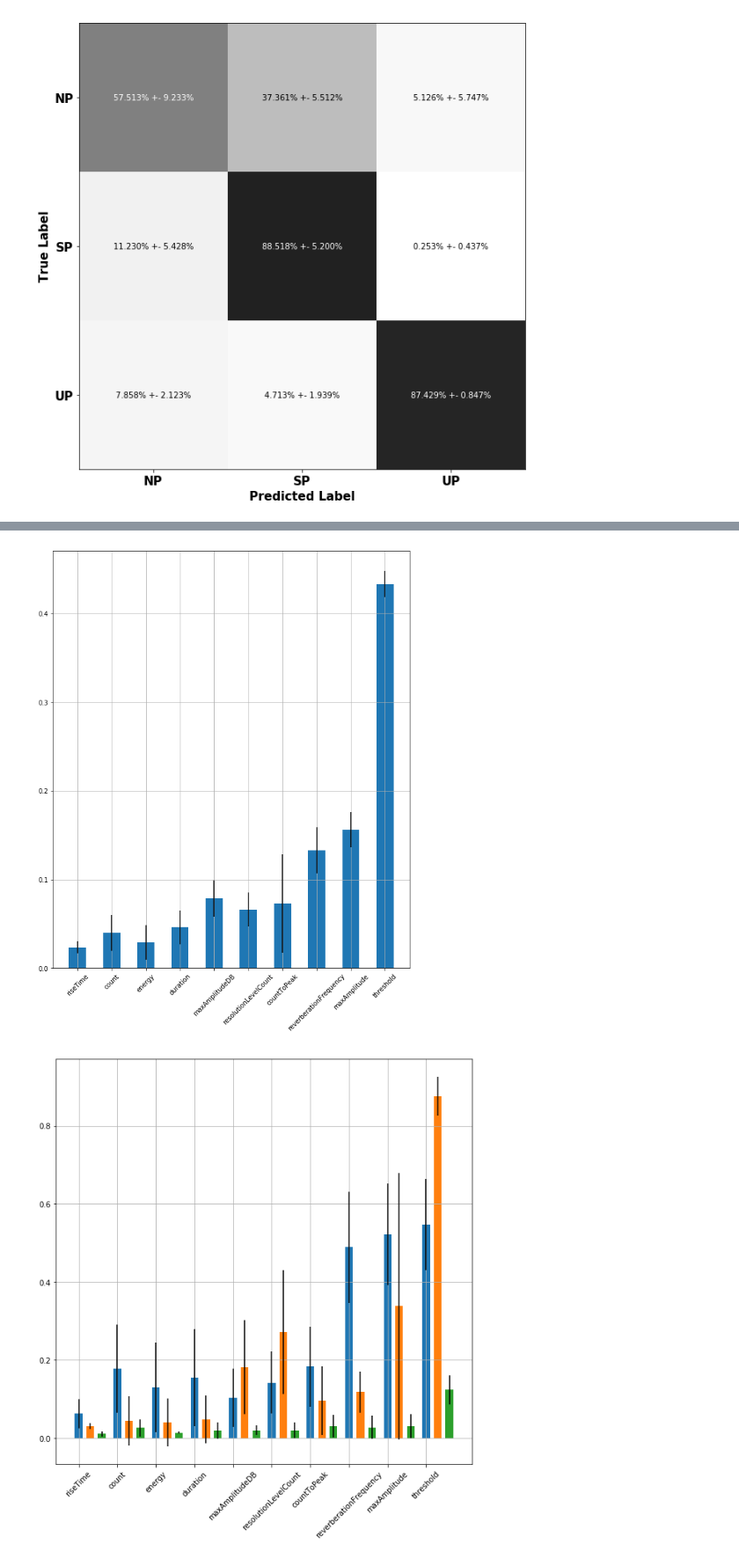
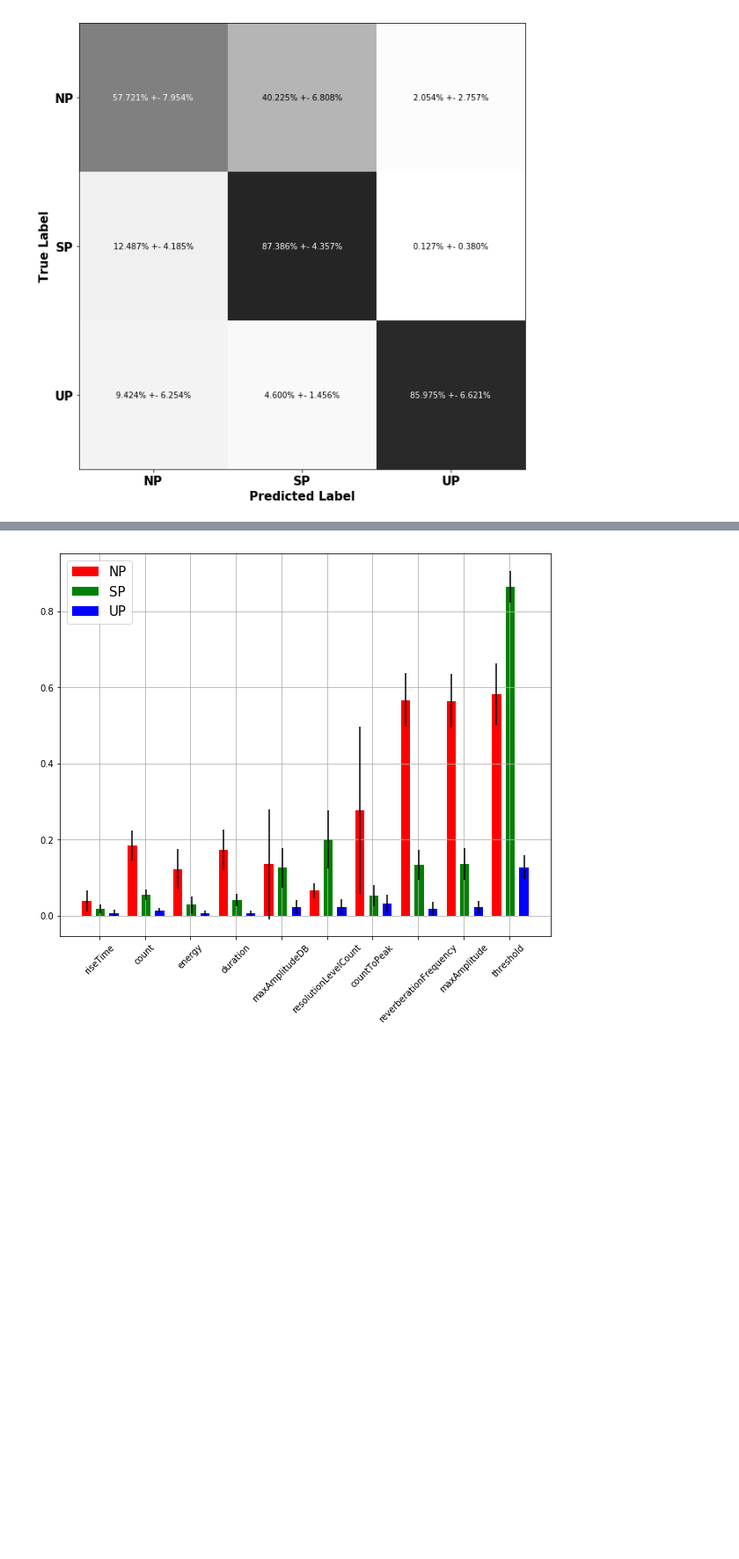
Before and after one commit to natmourajr/PetroAcousticEmission, a Jupyter notebook: notebooks/NeuralNetwork.ipynb, the cells around one changed output, grey strips where cells are left out. Shown: that part at 88% size. Drawn from its saved outputs; the diff is of its cells as text; code cells hidden in the pictures; blank space fills up the shorter version.

```diff
--- a/notebooks/NeuralNetwork.ipynb
+++ b/notebooks/NeuralNetwork.ipynb
@@ -129,7 +129,7 @@ import matplotlib.pyplot as plt
 import os
 from Functions import models
 
-n_folds = 4
+n_folds = 10
 folds_selection = "StratifiedKFolds" # "StratifiedKFolds", "KFolds"
 folds_filename =  '../Results/%s_%i_folds.jbl'%(folds_selection,n_folds)
 
@@ -190,7 +190,7 @@ import matplotlib.pyplot as plt
 import os
 from Functions import models
 
-n_folds = 4
+n_folds = 10
 folds_selection = "StratifiedKFolds" # "StratifiedKFolds", "KFolds"
 folds_filename =  '../Results/%s_%i_folds.jbl'%(folds_selection,n_folds)
 
@@ -286,7 +286,7 @@ import matplotlib.pyplot as plt
 import os
 from Functions import models
 
-n_folds = 4
+n_folds = 10
 folds_selection = "StratifiedKFolds" # "StratifiedKFolds", "KFolds"
 folds_filename =  '../Results/%s_%i_folds.jbl'%(folds_selection,n_folds)
 
@@ -446,8 +446,8 @@ if os.path.isfile(folds_filename):
             eff_mat[ifold,i] = np.mean([cm[l,l] for l in range(cm.shape[0])])
 
 
-    delta_eff = eff_mat - np.matlib.repmat(ref_eff_mat,1, eff_mat.shape[1])
-    delta_eff = np.abs(delta_eff)
+    delta_eff = np.matlib.repmat(ref_eff_mat,1, eff_mat.shape[1]) - eff_mat
+    delta_eff = delta_eff
 
     delta_eff_mean = np.mean(delta_eff, axis=0)
     delta_eff_std = np.std(delta_eff, axis=0)
@@ -478,6 +478,8 @@ n_folds = 4
 folds_selection = "StratifiedKFolds" # "StratifiedKFolds", "KFolds"
 folds_filename =  '../Results/%s_%i_folds.jbl'%(folds_selection,n_folds)
 
+m_colors = ['r', 'g', 'b']
+
 if os.path.isfile(folds_filename):
     skf = joblib.load(folds_filename)
 
@@ -495,7 +497,7 @@ if os.path.isfile(folds_filename):
                                            verbose=True,
                                            n_inits=4)
 
-    fig, ax = plt.subplots(figsize=(10,12))
+    fig, ax = plt.subplots(figsize=(10,8))
     nrows = 4
     ncols = 3
 
@@ -530,41 +532,42 @@ if os.path.isfile(folds_filename):
 
 
         for i in range(normalized_inputs.shape[1]):
             aux = normalized_inputs
             aux[:,i] = np.mean(aux[:,i])*np.ones_like(aux[:,i])
             model_output = nn_load_models[ifold].predict(aux)
             model_classif = np.argmax(model_output,axis=1)
 
             cm = confusion_matrix(target[test_index], model_classif[test_index])
             cm = cm.astype('float')/ cm.sum(axis=1)[:, np.newaxis]
             eff_mat[ifold,i] = np.mean([cm[l,l] for l in range(cm.shape[0])])
             eff_mat_class[ifold, i, np.arange(np.max(target)+1)] = ([cm[l,l] for l in range(cm.shape[0])])
 
 
     delta_eff = eff_mat - np.matlib.repmat(ref_eff_mat,1, eff_mat.shape[1])
     delta_eff = np.abs(delta_eff)
 
     delta_eff_mean = np.mean(delta_eff, axis=0)
     delta_eff_std = np.std(delta_eff, axis=0)
 
-    ax.bar(np.arange(normalized_inputs.shape[1]), delta_eff_mean, 0.5, yerr = delta_eff_std)
-    ax.set_xticks(range(feature_labels.shape[0]))
-    ax.set_xticklabels(feature_labels,rotation=45)
-    ax.grid()
+#     ax.bar(np.arange(normalized_inputs.shape[1]), delta_eff_mean, 0.5, yerr = delta_eff_std)
+#     ax.set_xticks(range(feature_labels.shape[0]))
+#     ax.set_xticklabels(feature_labels,rotation=45)
+#     ax.grid()
 
-    fig1, ax1 = plt.subplots(figsize=(10,10))
+#     fig1, ax1 = plt.subplots(figsize=(10,10))
     for k in range(eff_mat_class.shape[2]):
         dist = k*0.3
         delta_eff_class = eff_mat_class[:,:,k] - np.matlib.repmat(ref_eff_mat_class[:,k].reshape((4,1)),1, eff_mat_class.shape[1])
         delta_eff_class = np.abs(delta_eff_class)
 
         delta_eff_class_mean = np.mean(delta_eff_class, axis=0)
         delta_eff_class_std = np.std(delta_eff_class, axis=0)
 
-        ax1.bar(np.arange(normalized_inputs.shape[1])+dist, delta_eff_class_mean, 0.2, yerr = delta_eff_class_std)
-    ax1.set_xticks(range(feature_labels.shape[0]))
-    ax1.set_xticklabels(feature_labels,rotation=45)
-    ax1.grid()
+        ax.bar(np.arange(normalized_inputs.shape[1])+dist, delta_eff_class_mean, 0.2,
+               yerr=delta_eff_class_std,color=m_colors[k], label=class_labels[k])
+    ax.set_xticks(np.arange(feature_labels.shape[0])+0.275)
+    ax.set_xticklabels(feature_labels,rotation=45)
+    ax.grid()
+    ax.legend(loc='best', fontsize=15)
 # %% [output]
-[figure, old version]
+[figure, new version]
-[figure, removed]
```
Also changed, not shown: parts of 4 cells of this notebook, 3 other files.
